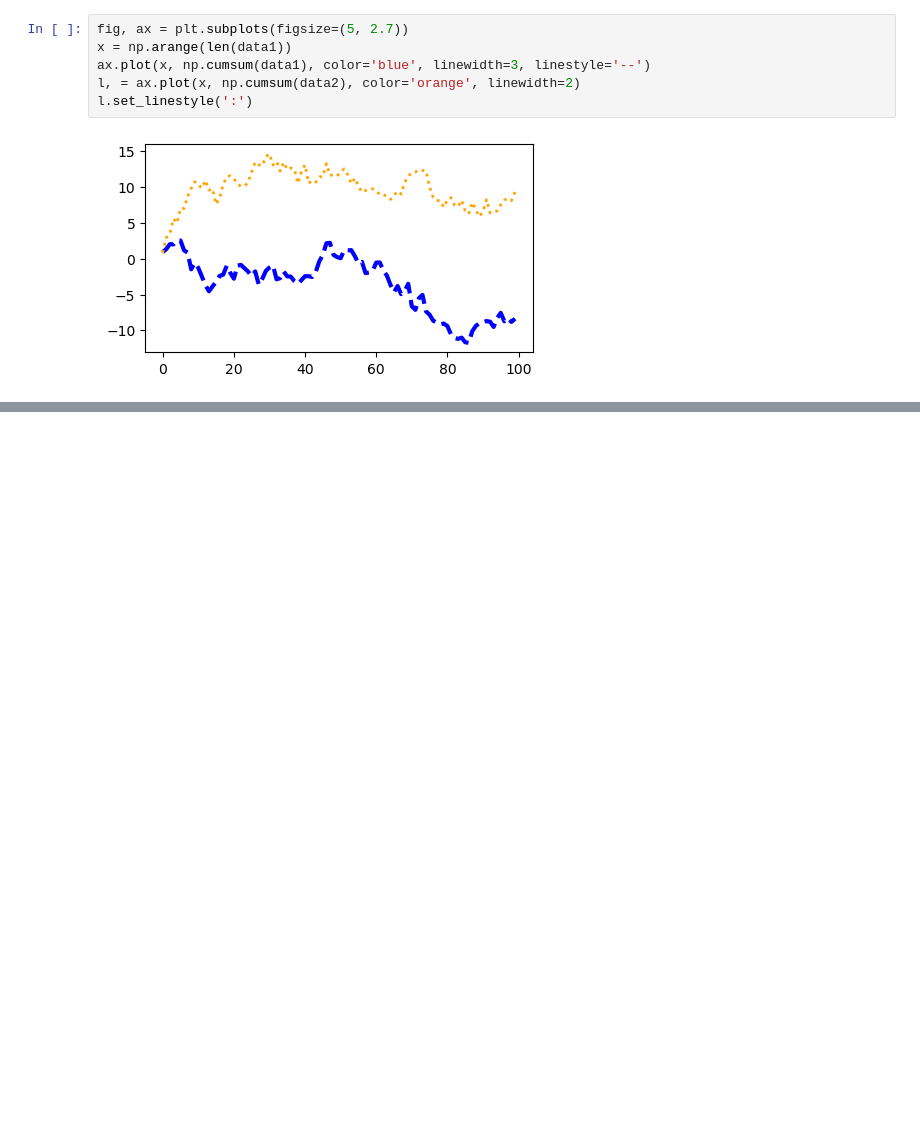
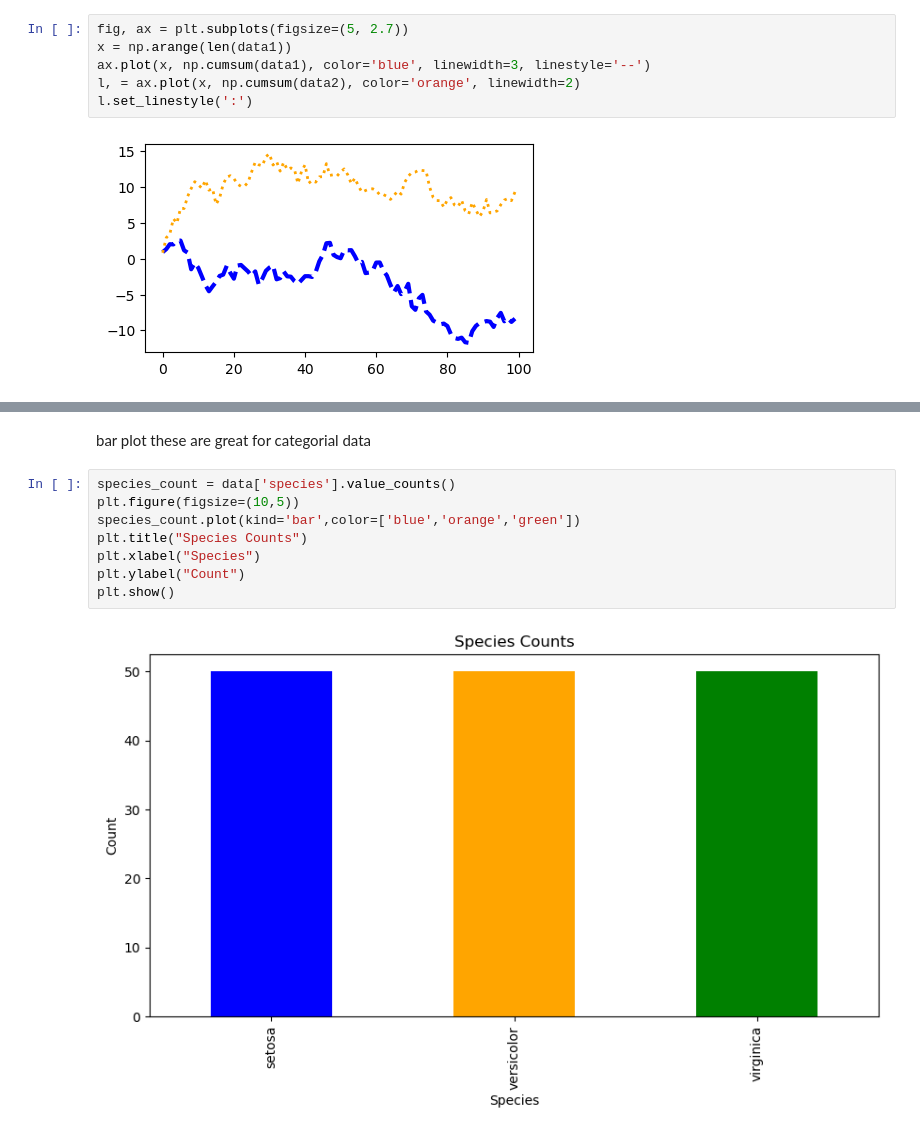
Before and after one commit to 45Harry/Data_Science, a Jupyter notebook: Matplotlib/matplotlib_toturials.ipynb, the cells around one changed output, grey strips where cells are left out. Saved outputs shown, nothing was run; the diff lists cells and outputs as text; blank space fills up the shorter version.

```diff
--- a/Matplotlib/matplotlib_toturials.ipynb
+++ b/Matplotlib/matplotlib_toturials.ipynb
@@ -76,0 +126,12 @@ l.set_linestyle(':')
+# %% [markdown]
+bar plot these are great for categorial data
+# %%
+species_count = data['species'].value_counts()
+plt.figure(figsize=(10,5))
+species_count.plot(kind='bar',color=['blue','orange','green'])
+plt.title("Species Counts")
+plt.xlabel("Species")
+plt.ylabel("Count")
+plt.show()
+# %% [output]
+[figure, added]
```
Also changed, not shown: parts of 18 cells of this notebook.
